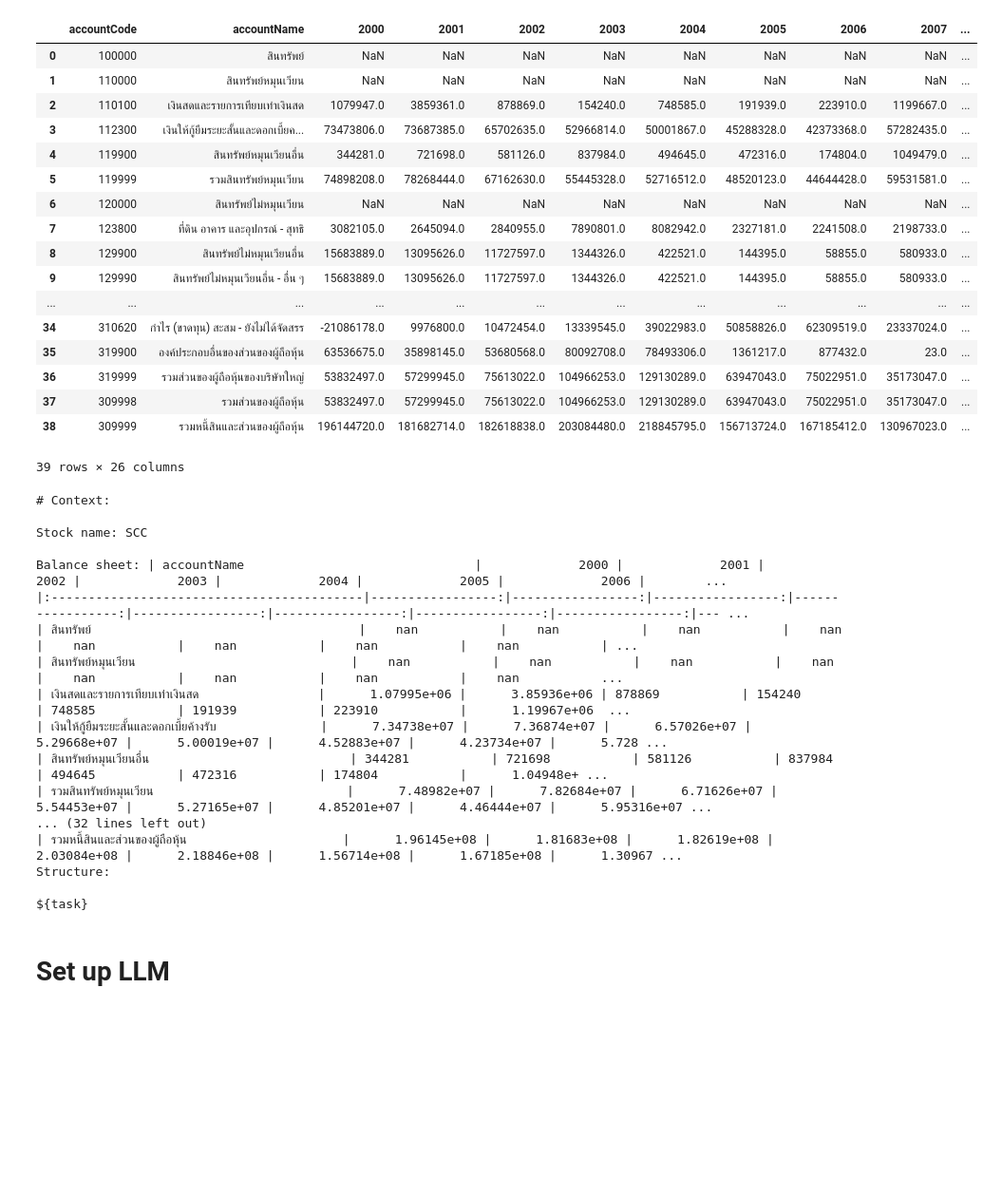
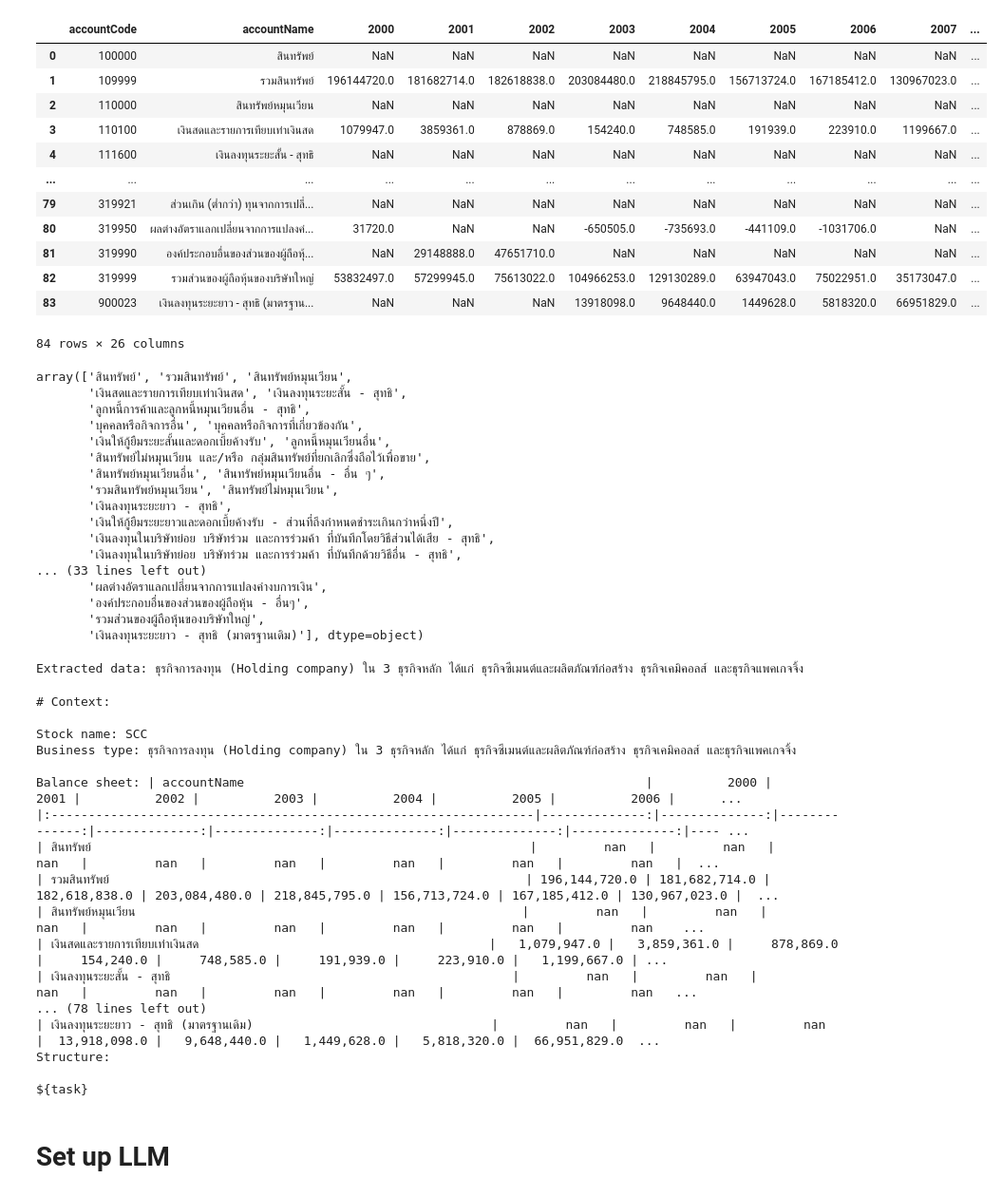
Before and after one commit to batprem/llm-balance-sheets, a Jupyter notebook: 04-bonus.ipynb, the cells around one changed output. Shown: that part at 95% size. Saved outputs shown, nothing was run; the diff lists cells and outputs as text; code cells hidden in the pictures; blank space fills up the shorter version.

```diff
--- a/04-bonus.ipynb
+++ b/04-bonus.ipynb
@@ -53,35 +71,56 @@ first_year, *year_range = year_range
 # %%
 
 sheet = get_sheet(f"YE_{first_year}")[["accountCode", "accountName", "amount"]]
 sheet[str(first_year)] = sheet["amount"]
 sheet = sheet.drop("amount", axis=1)
 for year in year_range:
-    sheet_by_year = get_sheet(f"YE_{year}")[["accountCode", "amount"]]
+    sheet_by_year = get_sheet(f"YE_{year}")[["accountCode", "accountName", "amount"]]
     sheet_by_year[str(year)] = sheet_by_year["amount"]
     sheet_by_year = sheet_by_year.drop("amount", axis=1)
 
-    sheet = pd.merge(sheet, sheet_by_year, on="accountCode")
+    sheet = pd.merge(sheet, sheet_by_year, on="accountCode", how='outer', suffixes=("", f"_{year}"))
+    sheet['accountName'] = sheet['accountName'].fillna(sheet[f'accountName_{year}'])
+    sheet = sheet.drop(f'accountName_{year}', axis=1)
 
 sheet
 # %% [output]
 |  | accountCode | accountName | 2000 | 2001 | 2002 | 2003 | 2004 | 2005 | 2006 | 2007 | ... |
 | 0 | 100000 | สินทรัพย์ | NaN | NaN | NaN | NaN | NaN | NaN | NaN | NaN | ... |
-| 1 | 110000 | สินทรัพย์หมุนเวียน | NaN | NaN | NaN | NaN | NaN | NaN | NaN | NaN | ... |
-| 2 | 110100 | เงินสดและรายการเทียบเท่าเงินสด | 1079947.0 | 3859361.0 | 878869.0 | 154240.0 | 748585.0 | 191939.0 | 223910.0 | 1199667.0 | ... |
-| 3 | 112300 | เงินให้กู้ยืมระยะสั้นและดอกเบี้ยค... | 73473806.0 | 73687385.0 | 65702635.0 | 52966814.0 | 50001867.0 | 45288328.0 | 42373368.0 | 57282435.0 | ... |
-| 4 | 119900 | สินทรัพย์หมุนเวียนอื่น | 344281.0 | 721698.0 | 581126.0 | 837984.0 | 494645.0 | 472316.0 | 174804.0 | 1049479.0 | ... |
-| 5 | 119999 | รวมสินทรัพย์หมุนเวียน | 74898208.0 | 78268444.0 | 67162630.0 | 55445328.0 | 52716512.0 | 48520123.0 | 44644428.0 | 59531581.0 | ... |
-| 6 | 120000 | สินทรัพย์ไม่หมุนเวียน | NaN | NaN | NaN | NaN | NaN | NaN | NaN | NaN | ... |
-| 7 | 123800 | ที่ดิน อาคาร และอุปกรณ์ - สุทธิ | 3082105.0 | 2645094.0 | 2840955.0 | 7890801.0 | 8082942.0 | 2327181.0 | 2241508.0 | 2198733.0 | ... |
-| 8 | 129900 | สินทรัพย์ไม่หมุนเวียนอื่น | 15683889.0 | 13095626.0 | 11727597.0 | 1344326.0 | 422521.0 | 144395.0 | 58855.0 | 580933.0 | ... |
-| 9 | 129990 | สินทรัพย์ไม่หมุนเวียนอื่น - อื่น ๆ | 15683889.0 | 13095626.0 | 11727597.0 | 1344326.0 | 422521.0 | 144395.0 | 58855.0 | 580933.0 | ... |
+| 1 | 109999 | รวมสินทรัพย์ | 196144720.0 | 181682714.0 | 182618838.0 | 203084480.0 | 218845795.0 | 156713724.0 | 167185412.0 | 130967023.0 | ... |
+| 2 | 110000 | สินทรัพย์หมุนเวียน | NaN | NaN | NaN | NaN | NaN | NaN | NaN | NaN | ... |
+| 3 | 110100 | เงินสดและรายการเทียบเท่าเงินสด | 1079947.0 | 3859361.0 | 878869.0 | 154240.0 | 748585.0 | 191939.0 | 223910.0 | 1199667.0 | ... |
+| 4 | 111600 | เงินลงทุนระยะสั้น - สุทธิ | NaN | NaN | NaN | NaN | NaN | NaN | NaN | NaN | ... |
 | ... | ... | ... | ... | ... | ... | ... | ... | ... | ... | ... | ... |
-| 34 | 310620 | กำไร (ขาดทุน) สะสม - ยังไม่ได้จัดสรร | -21086178.0 | 9976800.0 | 10472454.0 | 13339545.0 | 39022983.0 | 50858826.0 | 62309519.0 | 23337024.0 | ... |
-| 35 | 319900 | องค์ประกอบอื่นของส่วนของผู้ถือหุ้น | 63536675.0 | 35898145.0 | 53680568.0 | 80092708.0 | 78493306.0 | 1361217.0 | 877432.0 | 23.0 | ... |
-| 36 | 319999 | รวมส่วนของผู้ถือหุ้นของบริษัทใหญ่ | 53832497.0 | 57299945.0 | 75613022.0 | 104966253.0 | 129130289.0 | 63947043.0 | 75022951.0 | 35173047.0 | ... |
-| 37 | 309998 | รวมส่วนของผู้ถือหุ้น | 53832497.0 | 57299945.0 | 75613022.0 | 104966253.0 | 129130289.0 | 63947043.0 | 75022951.0 | 35173047.0 | ... |
-| 38 | 309999 | รวมหนี้สินและส่วนของผู้ถือหุ้น | 196144720.0 | 181682714.0 | 182618838.0 | 203084480.0 | 218845795.0 | 156713724.0 | 167185412.0 | 130967023.0 | ... |
+| 79 | 319921 | ส่วนเกิน (ต่ำกว่า) ทุนจากการเปลี่... | NaN | NaN | NaN | NaN | NaN | NaN | NaN | NaN | ... |
+| 80 | 319950 | ผลต่างอัตราแลกเปลี่ยนจากการแปลงค่... | 31720.0 | NaN | NaN | -650505.0 | -735693.0 | -441109.0 | -1031706.0 | NaN | ... |
+| 81 | 319990 | องค์ประกอบอื่นของส่วนของผู้ถือหุ้... | NaN | 29148888.0 | 47651710.0 | NaN | NaN | NaN | NaN | NaN | ... |
+| 82 | 319999 | รวมส่วนของผู้ถือหุ้นของบริษัทใหญ่ | 53832497.0 | 57299945.0 | 75613022.0 | 104966253.0 | 129130289.0 | 63947043.0 | 75022951.0 | 35173047.0 | ... |
+| 83 | 900023 | เงินลงทุนระยะยาว - สุทธิ (มาตรฐาน... | NaN | NaN | NaN | 13918098.0 | 9648440.0 | 1449628.0 | 5818320.0 | 66951829.0 | ... |
-39 rows × 26 columns
+84 rows × 26 columns
+# %%
+sheet["accountName"].unique()
+# %% [output]
+array(['สินทรัพย์', 'รวมสินทรัพย์', 'สินทรัพย์หมุนเวียน',
+       'เงินสดและรายการเทียบเท่าเงินสด', 'เงินลงทุนระยะสั้น - สุทธิ',
+       'ลูกหนี้การค้าและลูกหนี้หมุนเวียนอื่น - สุทธิ',
+       'บุคคลหรือกิจการอื่น', 'บุคคลหรือกิจการที่เกี่ยวข้องกัน',
+       'เงินให้กู้ยืมระยะสั้นและดอกเบี้ยค้างรับ', 'ลูกหนี้หมุนเวียนอื่น',
+       'สินทรัพย์ไม่หมุนเวียน และ/หรือ กลุ่มสินทรัพย์ที่ยกเลิกซึ่งถือไว้เพื่อขาย',
+       'สินทรัพย์หมุนเวียนอื่น', 'สินทรัพย์หมุนเวียนอื่น - อื่น ๆ',
+       'รวมสินทรัพย์หมุนเวียน', 'สินทรัพย์ไม่หมุนเวียน',
+       'เงินลงทุนระยะยาว - สุทธิ',
+       'เงินให้กู้ยืมระยะยาวและดอกเบี้ยค้างรับ - ส่วนที่ถึงกำหนดชำระเกินกว่าหนึ่งปี',
+       'เงินลงทุนในบริษัทย่อย บริษัทร่วม และการร่วมค้า ที่บันทึกโดยวิธีส่วนได้เสีย - สุทธิ',
+       'เงินลงทุนในบริษัทย่อย บริษัทร่วม และการร่วมค้า ที่บันทึกด้วยวิธีอื่น - สุทธิ',
+... (33 lines left out)
+       'ผลต่างอัตราแลกเปลี่ยนจากการแปลงค่างบการเงิน',
+       'องค์ประกอบอื่นของส่วนของผู้ถือหุ้น - อื่นๆ',
+       'รวมส่วนของผู้ถือหุ้นของบริษัทใหญ่',
+       'เงินลงทุนระยะยาว - สุทธิ (มาตรฐานเดิม)'], dtype=object)
+# %%
+business_type = get_business_type(SYMBOL)
+# %% [output]
+Extracted data: ธุรกิจการลงทุน (Holding company) ใน 3 ธุรกิจหลัก ได้แก่ ธุรกิจซีเมนต์และผลิตภัณฑ์ก่อสร้าง ธุรกิจเคมิคอลส์ และธุรกิจแพคเกจจิ้ง
 # %%
 from string import Template
 
@@ -90,16 +129,18 @@ template = Template("""
 # Context:
 
 Stock name: ${SYMBOL}
+Business type: ${business_type}
 
 Balance sheet: ${sheet}
 Structure:
 
 ${task}
 """)
-sheet_prompt = sheet.drop("accountCode", axis=1).to_markdown(index=False)
+sheet_prompt = sheet.drop("accountCode", axis=1).astype(str).to_markdown(index=False, floatfmt=",.1f")
 print(
     template.safe_substitute(
         SYMBOL=SYMBOL,
+        business_type=business_type,
         sheet=sheet_prompt,
     )
 )
@@ -107,17 +148,17 @@ print(
 # Context:
 
 Stock name: SCC
+Business type: ธุรกิจการลงทุน (Holding company) ใน 3 ธุรกิจหลัก ได้แก่ ธุรกิจซีเมนต์และผลิตภัณฑ์ก่อสร้าง ธุรกิจเคมิคอลส์ และธุรกิจแพคเกจจิ้ง
 
-Balance sheet: | accountName                               |             2000 |             2001 |             2002 |             2003 |             2004 |             2005 |             2006 |        ...
-|:------------------------------------------|-----------------:|-----------------:|-----------------:|-----------------:|-----------------:|-----------------:|-----------------:|-----------------:|--- ...
-| สินทรัพย์                                    |    nan           |    nan           |    nan           |    nan           |    nan           |    nan           |    nan           |    nan           | ...
-| สินทรัพย์หมุนเวียน                             |    nan           |    nan           |    nan           |    nan           |    nan           |    nan           |    nan           |    nan           ...
-| เงินสดและรายการเทียบเท่าเงินสด                |      1.07995e+06 |      3.85936e+06 | 878869           | 154240           | 748585           | 191939           | 223910           |      1.19967e+06  ...
-| เงินให้กู้ยืมระยะสั้นและดอกเบี้ยค้างรับ              |      7.34738e+07 |      7.36874e+07 |      6.57026e+07 |      5.29668e+07 |      5.00019e+07 |      4.52883e+07 |      4.23734e+07 |      5.728 ...
-| สินทรัพย์หมุนเวียนอื่น                           | 344281           | 721698           | 581126           | 837984           | 494645           | 472316           | 174804           |      1.04948e+ ...
-| รวมสินทรัพย์หมุนเวียน                          |      7.48982e+07 |      7.82684e+07 |      6.71626e+07 |      5.54453e+07 |      5.27165e+07 |      4.85201e+07 |      4.46444e+07 |      5.95316e+07 ...
-... (32 lines left out)
-| รวมหนี้สินและส่วนของผู้ถือหุ้น                     |      1.96145e+08 |      1.81683e+08 |      1.82619e+08 |      2.03084e+08 |      2.18846e+08 |      1.56714e+08 |      1.67185e+08 |      1.30967 ...
+Balance sheet: | accountName                                                      |          2000 |          2001 |          2002 |          2003 |          2004 |          2005 |          2006 |      ...
+|:-----------------------------------------------------------------|--------------:|--------------:|--------------:|--------------:|--------------:|--------------:|--------------:|--------------:|---- ...
+| สินทรัพย์                                                           |         nan   |         nan   |         nan   |         nan   |         nan   |         nan   |         nan   |         nan   |  ...
+| รวมสินทรัพย์                                                        | 196,144,720.0 | 181,682,714.0 | 182,618,838.0 | 203,084,480.0 | 218,845,795.0 | 156,713,724.0 | 167,185,412.0 | 130,967,023.0 |  ...
+| สินทรัพย์หมุนเวียน                                                    |         nan   |         nan   |         nan   |         nan   |         nan   |         nan   |         nan   |         nan    ...
+| เงินสดและรายการเทียบเท่าเงินสด                                       |   1,079,947.0 |   3,859,361.0 |     878,869.0 |     154,240.0 |     748,585.0 |     191,939.0 |     223,910.0 |   1,199,667.0 | ...
+| เงินลงทุนระยะสั้น - สุทธิ                                              |         nan   |         nan   |         nan   |         nan   |         nan   |         nan   |         nan   |         nan   ...
+... (78 lines left out)
+| เงินลงทุนระยะยาว - สุทธิ (มาตรฐานเดิม)                                |         nan   |         nan   |         nan   |  13,918,098.0 |   9,648,440.0 |   1,449,628.0 |   5,818,320.0 |  66,951,829.0  ...
 Structure:
 
 ${task}
```
Also changed, not shown: parts of 6 cells of this notebook.
